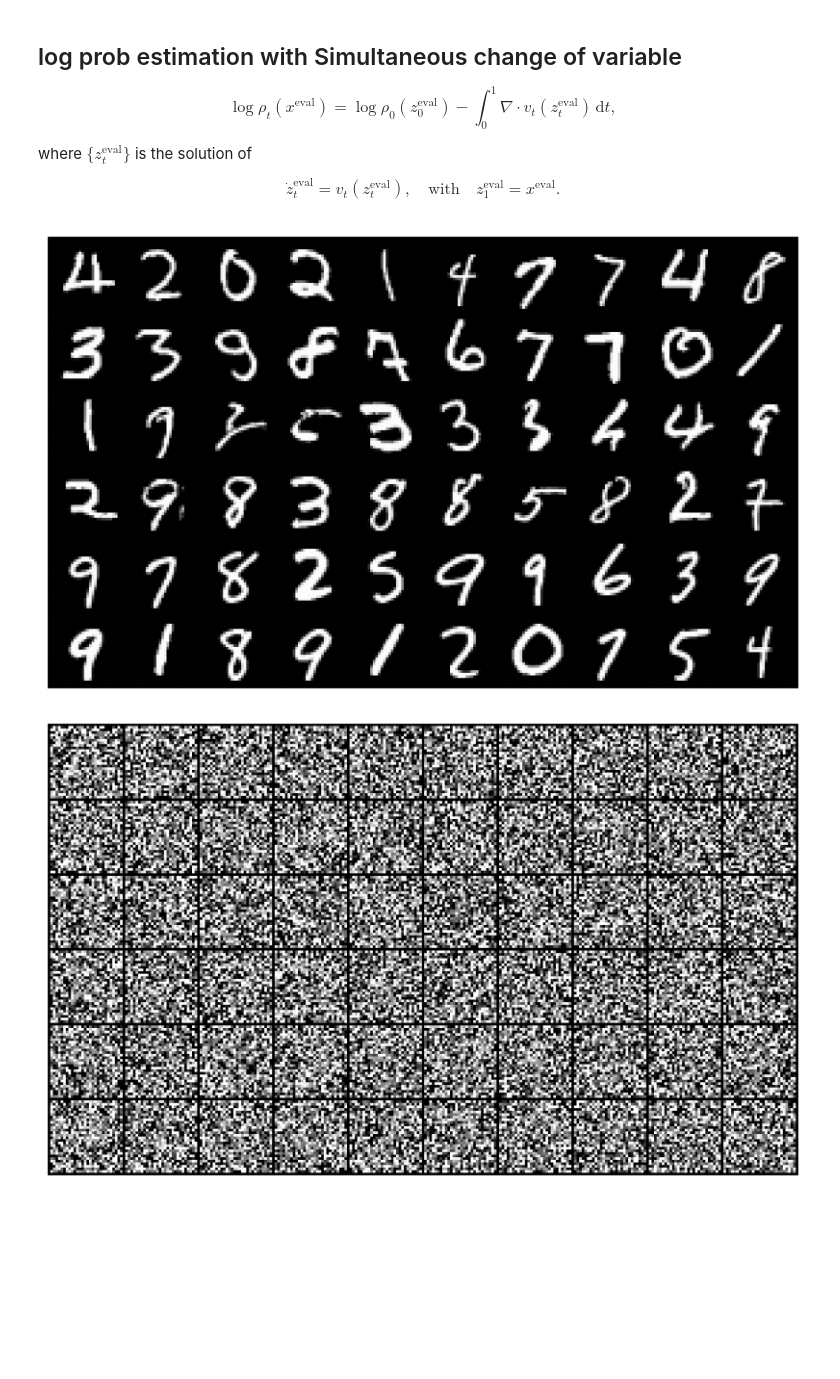
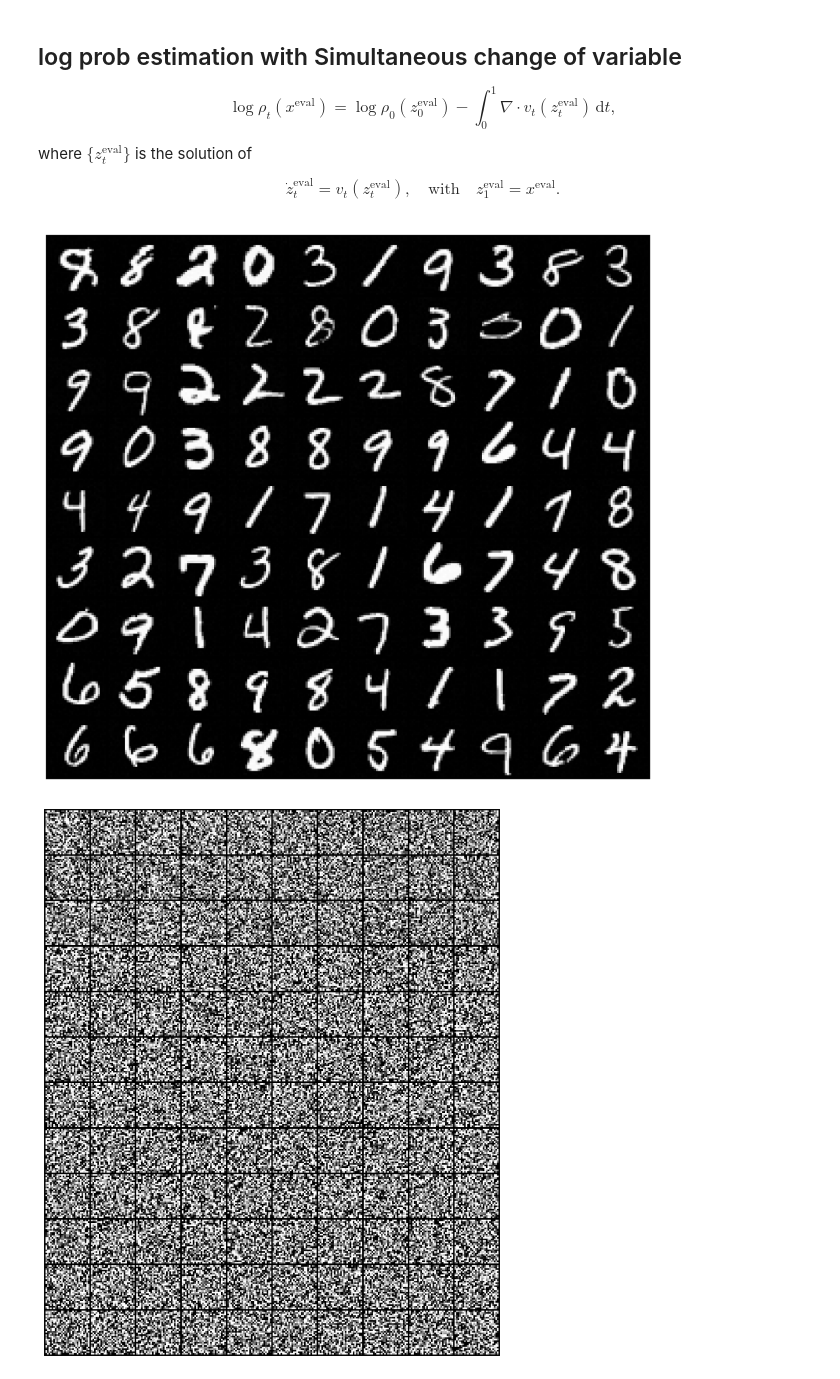
Before and after one commit to CyberDragon93/random_flow_toys, a Jupyter notebook: mnist_flow_divergence.ipynb, the cells around one changed output. Cells and saved outputs as stored; diff of their text form; code cells hidden in the pictures; blank space fills up the shorter version.

```diff
--- a/mnist_flow_divergence.ipynb
+++ b/mnist_flow_divergence.ipynb
@@ -23,7 +23,7 @@ transform_list = [
     transforms.Normalize((0.5,), (0.5,)),
 ]
 train_dataset = torchvision.datasets.MNIST(
-    root="./data", train=True, download=True, transform=transforms.Compose(transform_list)
+    root="./data", train=False, download=True, transform=transforms.Compose(transform_list)
 )
 
 train_dataloader = torch.utils.data.DataLoader(
@@ -58,11 +58,13 @@ rf = RectifiedFlow(
     device=device,
 )
 
-sampler = EulerSampler(rectified_flow=rf, num_samples=50, num_steps=200)
-rf_samples = sampler.sample_loop().trajectories[-1]
+x_0_src = torch.randn(50, 1, 28, 28, device=device)
 
-sde_sampler = SDESampler(rectified_flow=rf, num_samples=50, num_steps=100, noise_decay_rate=0.0, noise_scale=50.0)
-rf_sde_samples = sde_sampler.sample_loop().trajectories[-1]
+sampler = EulerSampler(rectified_flow=rf, num_steps=200)
+rf_samples = sampler.sample_loop(x_0=x_0_src).trajectories[-1]
+
+sde_sampler = SDESampler(rectified_flow=rf, num_steps=100, noise_decay_rate=0.0, noise_scale=50.0)
+rf_sde_samples = sde_sampler.sample_loop(x_0=x_0_src).trajectories[-1]
 
 plot_cifar_results(rf_samples)
 plot_cifar_results(rf_sde_samples)
@@ -178,8 +180,9 @@ def divergence_hutchinson(
     else:
         raise ValueError("method must be 'jvp' or 'vjp'")
 # %%
-x_1 = batch[0].to(device)[:5]
-t = torch.rand(x_1.shape[0], device=device)
+x_1 = batch[0].to(device)[233:234]
+x_1 = x_1.repeat_interleave(6, dim=0)
+t = torch.linspace(0.95, 1.0, steps=x_1.shape[0], device=device)
 x_t = t[:, None, None, None] * x_1 + (1 - t)[:, None, None, None] * torch.randn_like(x_1)
 
 div_exact = divergence_exact_manual(flow_model, x_t, t)
@@ -216,35 +219,42 @@ $$
 z_1^{\mathrm{eval}} = x^{\mathrm{eval}}.
 $$
 # %%
-x_eval = batch[0].to(device)[:20]
-x_eval = torch.cat([x_eval, rf_samples[:20], rf_sde_samples[:20]], dim=0)
-alpha = 0.005
+n_samples = 30
+
+x_eval = batch[0].to(device)[:n_samples]
+x_eval = torch.cat([
+        rf_samples[:n_samples],     # ODE inv
+        rf_sde_samples[:n_samples], # SDE inv
+        x_eval,              # Test set inv
+    ], dim=0)
+alpha = 0.01
 x_eval = (1. - alpha) * x_eval + alpha * torch.randn_like(x_eval)
 # x_eval = x_1
 N = 300
 plot_cifar_results(x_eval)
 
 # Generate an ODE trajectory for evaluation
 time_grid = torch.linspace(0., 1. - alpha, N, device=device)
 inv_rf = RectifiedFlow(
     data_shape=(1, 28, 28),
     velocity_field=lambda x, t: -flow_model(x, 1. - t),
     device=device,
 )
 sampler_inv = EulerSampler(rectified_flow=inv_rf, time_grid=time_grid)
 x_0_inv = sampler_inv.sample_loop(x_0=x_eval).trajectories[-1]
+x_0_inv = torch.cat((x_0_src[:n_samples], x_0_inv), dim=0) # [ODE vanilla, ODE inv, SDE inv, Test set inv]
 plot_cifar_results(x_0_inv)
 
 # Now generate samples from x_0_inv back to x_eval, to see how well we reconstruct
 rf = RectifiedFlow(
     data_shape=(1, 28, 28),
     velocity_field=flow_model,
     device=device,
 )
 sampler = EulerSampler(rectified_flow=rf, num_samples=50, num_steps=N)
 x_1 = sampler.sample_loop(x_0=x_0_inv).trajectories[-1]
 plot_cifar_results(x_1)
-plot_cifar_results(torch.abs(x_1 - x_eval))
+plot_cifar_results(torch.abs(x_1[n_samples:] - x_eval))
 # %% [output]
-[figure, old version]
+[figure, new version]
-[figure, old version]
+[figure, new version]
```
Also changed, not shown: parts of 9 cells of this notebook.
